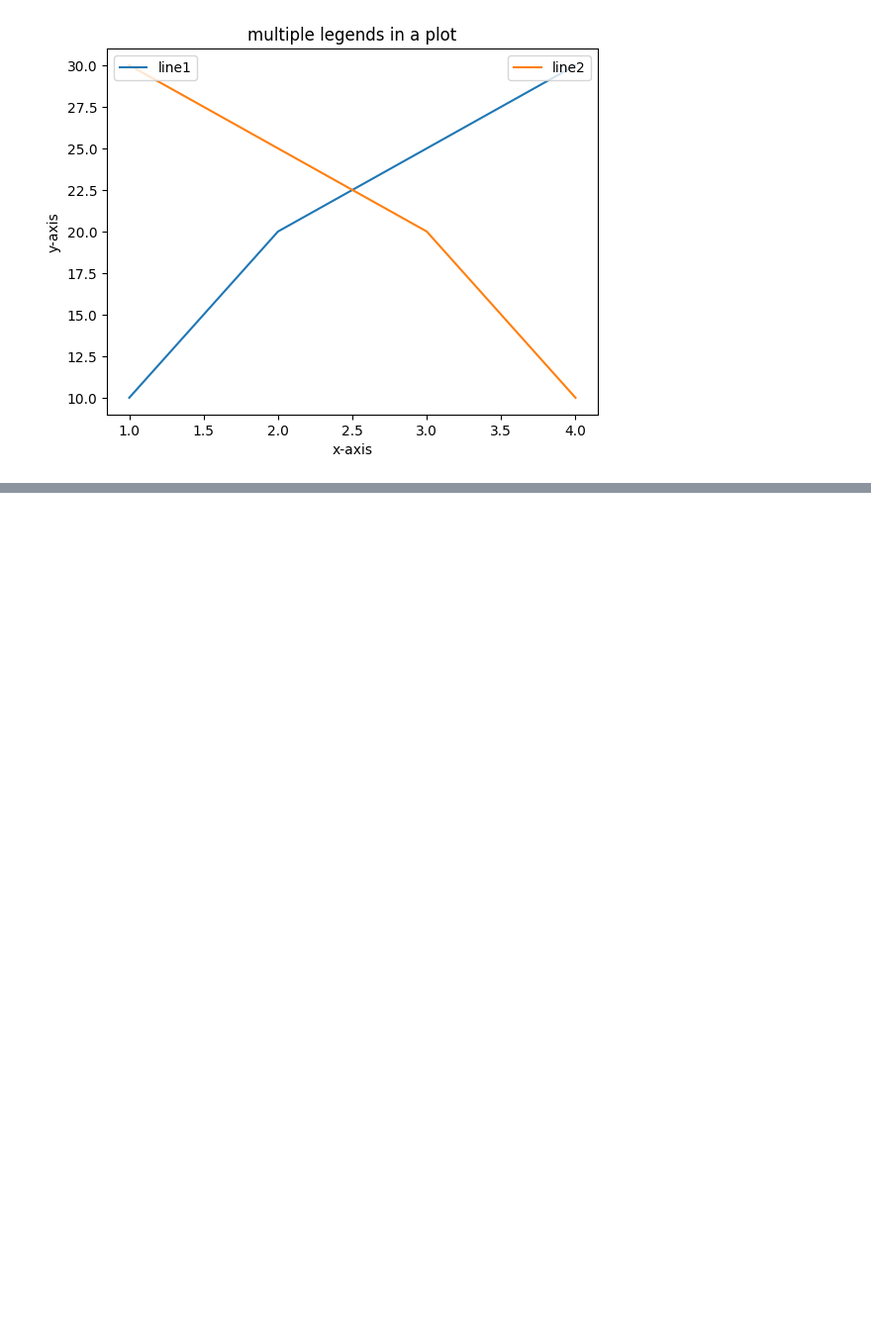
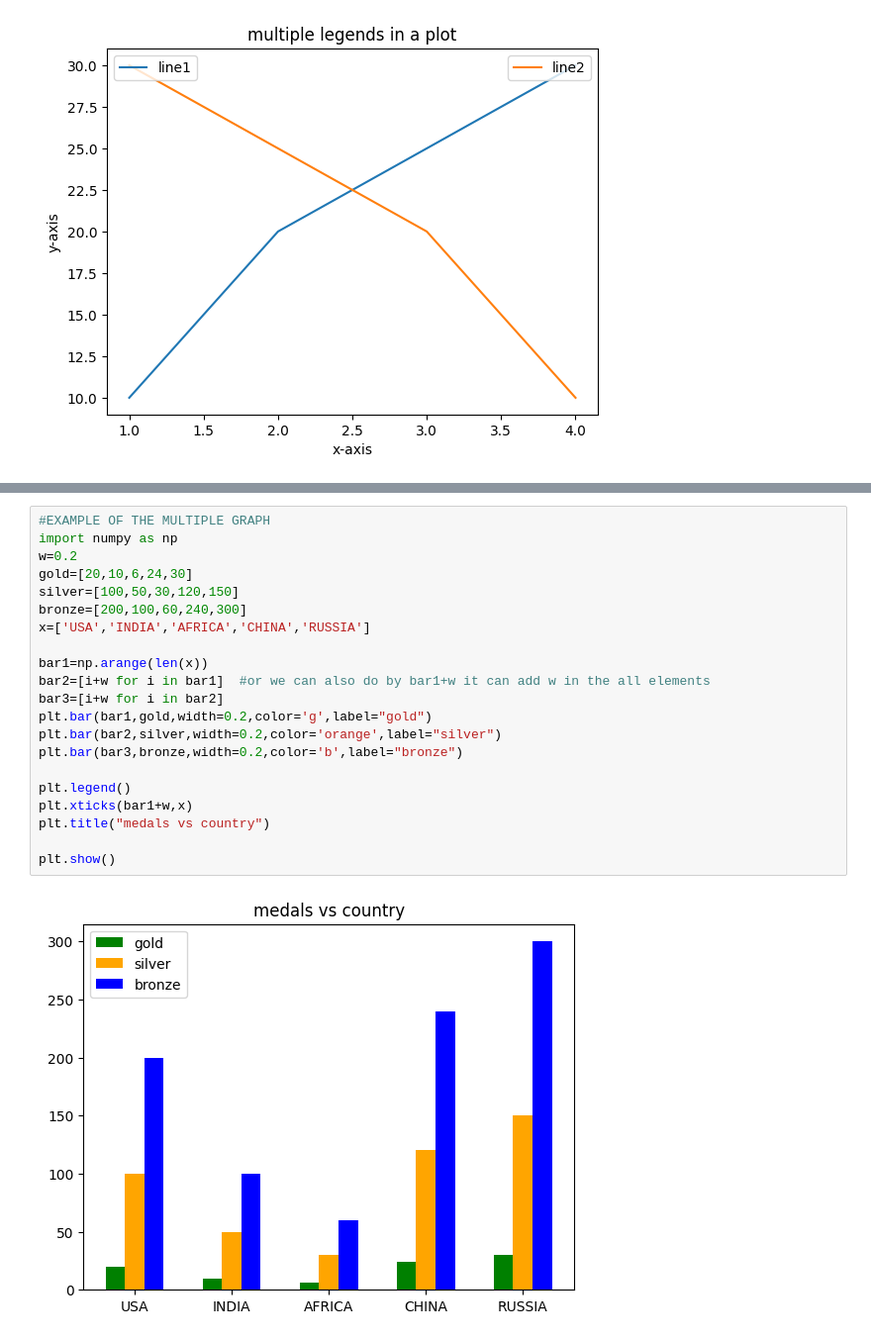
Before and after one commit to AK47SAINI/DATASCIENCE, a Jupyter notebook: matplotlib/matwithfile.ipynb, the cells around one changed output, grey strips where cells are left out. Shown at 99% size. Cells and saved outputs as stored; diff of their text form; blank space fills up the shorter version.

```diff
--- a/matplotlib/matwithfile.ipynb
+++ b/matplotlib/matwithfile.ipynb
@@ -98,0 +115,23 @@ plt.show()
+# %%
+#EXAMPLE OF THE MULTIPLE GRAPH
+import numpy as np
+w=0.2
+gold=[20,10,6,24,30]
+silver=[100,50,30,120,150]
+bronze=[200,100,60,240,300]
+x=['USA','INDIA','AFRICA','CHINA','RUSSIA']
+
+bar1=np.arange(len(x))
+bar2=[i+w for i in bar1]  #or we can also do by bar1+w it can add w in the all elements
+bar3=[i+w for i in bar2]
+plt.bar(bar1,gold,width=0.2,color='g',label="gold")
+plt.bar(bar2,silver,width=0.2,color='orange',label="silver")
+plt.bar(bar3,bronze,width=0.2,color='b',label="bronze")
+
+plt.legend()
+plt.xticks(bar1+w,x)
+plt.title("medals vs country")
+
+plt.show()
+# %% [output]
+[figure, added]
```
Also changed, not shown: parts of 2 cells of this notebook, 1 other file.
